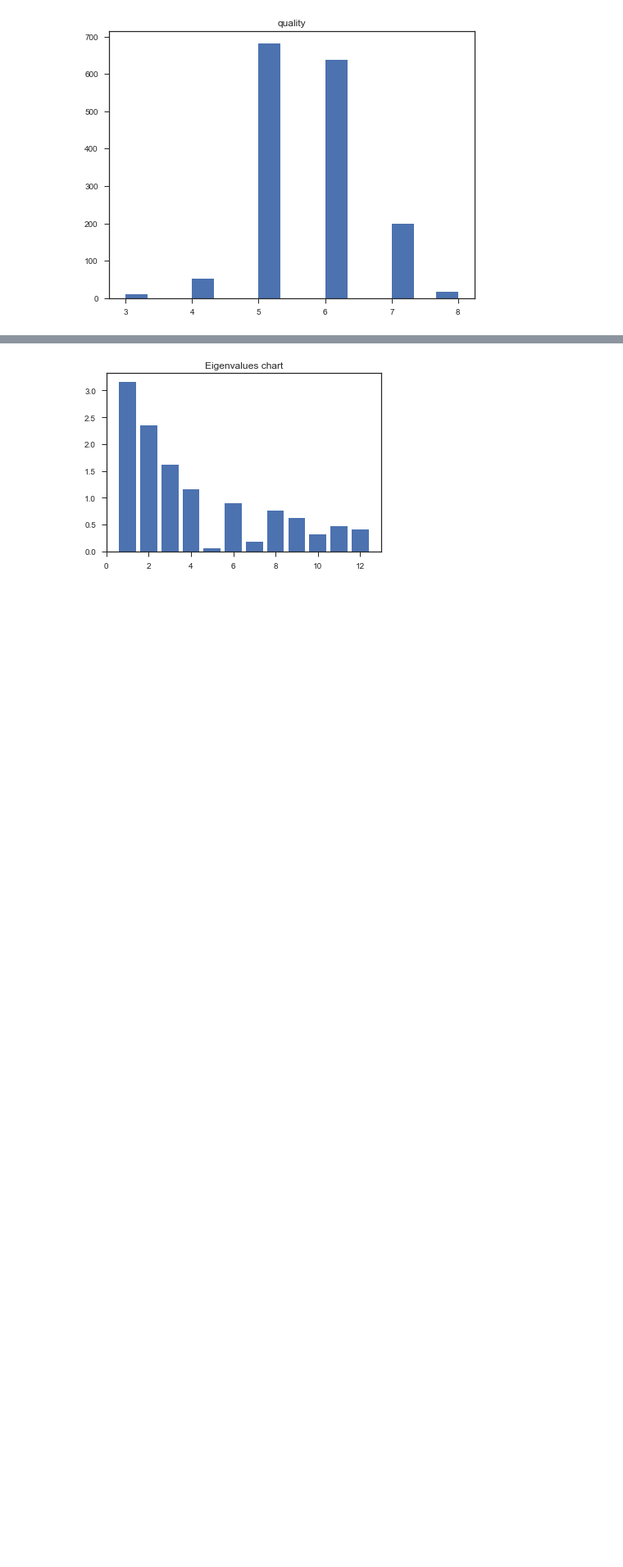
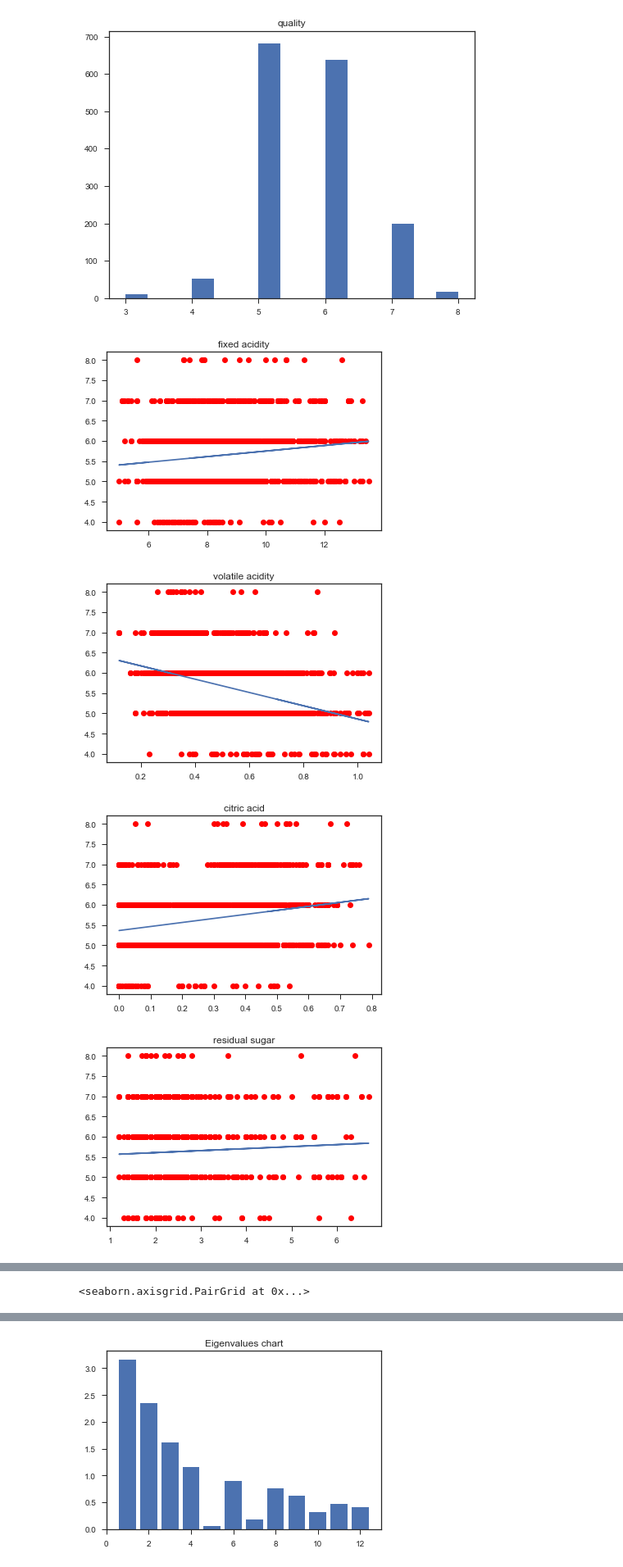
Before and after one commit to ferdoche/Projet-BigData, a Jupyter notebook: Projet_Python/Untitled.ipynb, the cells around one changed output, grey strips where cells are left out. Shown at 82% size. Saved outputs shown, nothing was run; the diff lists cells and outputs as text; code cells hidden in the pictures; blank space fills up the shorter version.

```diff
--- a/Projet_Python/Untitled.ipynb
+++ b/Projet_Python/Untitled.ipynb
@@ -54,3 +55,55 @@ for k in range(s[1]):
 [figure]
 [figure]
 [figure]
+# %%
+
+# =============================================================================
+# III. UNIVARIATE LINEAR REGRESSION
+# =============================================================================
+
+Beta=np.zeros(s[1]-1)
+Alpha=np.zeros(s[1]-1)
+
+R_squared=np.zeros(s[1]-1)
+L=np.zeros(s[1])
+
+c=0
+
+y_estimated=np.zeros(s[1]-1)
+
+for j in range(0,s[1]-1):
+    x=cleaned_data[:,j]
+    y=cleaned_data[:,s[1]-1]
+
+    Beta[j]=(np.sum((x-mean_col[j])*(y-mean_col[s[1]-1])))/(np.sum((x-mean_col[j])**2))
+    Alpha[j]=mean_col[s[1]-1]-Beta[j]*mean_col[j]
+
+    y_estimated=Beta[j]*x+Alpha[j]
+
+    R_squared[j]=(np.sum((y_estimated-mean_col[s[1]-1])**2))/(np.sum((y-mean_col[s[1]-1])**2))
+
+    plt.plot(x,y,'ro')
+    plt.plot(x,y_estimated)
+    plt.title(titles[j])
+    plt.show()
+
+for j in range(0,s[1]-1):
+    if R_squared[j]>0.05:
+        L[c]=j
+        c=c+1
+
+M=np.zeros((1451,c))
+titles2=[]
+
+for j in range(c):
+    M[:,j]=cleaned_data[:,int(L[j])]
+    titles2=titles2+[titles[int(L[j])]]
+
+df = pd.DataFrame(M, columns = titles2)
+sns.set(style="ticks")
+sns.pairplot(df)
+# %% [output]
+[figure, added]
+[figure, added]
+[figure, added]
+[figure, added]
@@ -56,0 +117 @@ for k in range(s[1]):
+<seaborn.axisgrid.PairGrid at 0x...>
```
Also changed, not shown: parts of 13 cells of this notebook.
